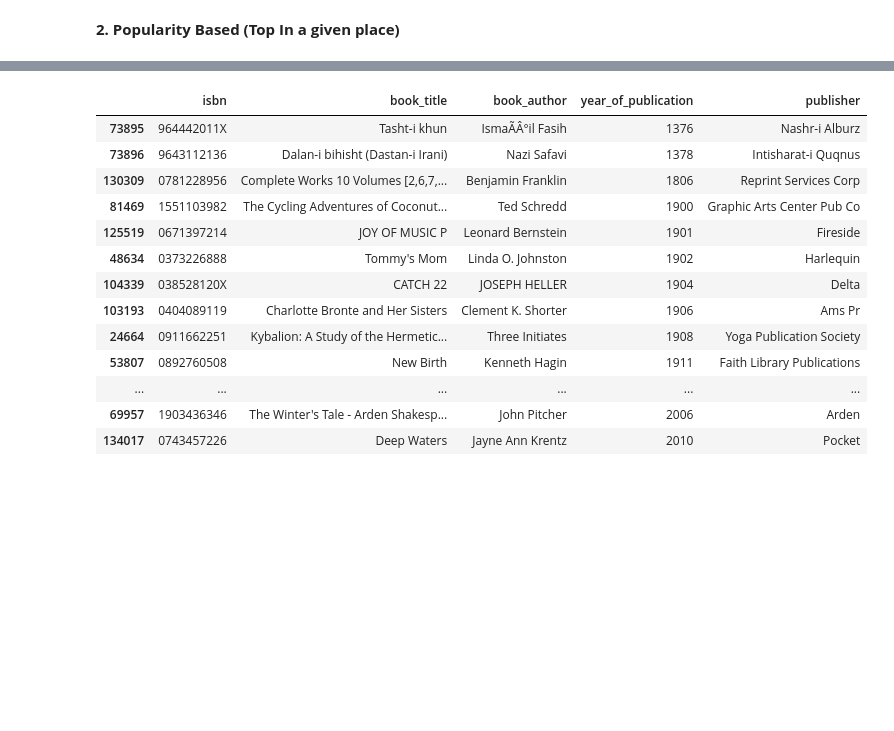
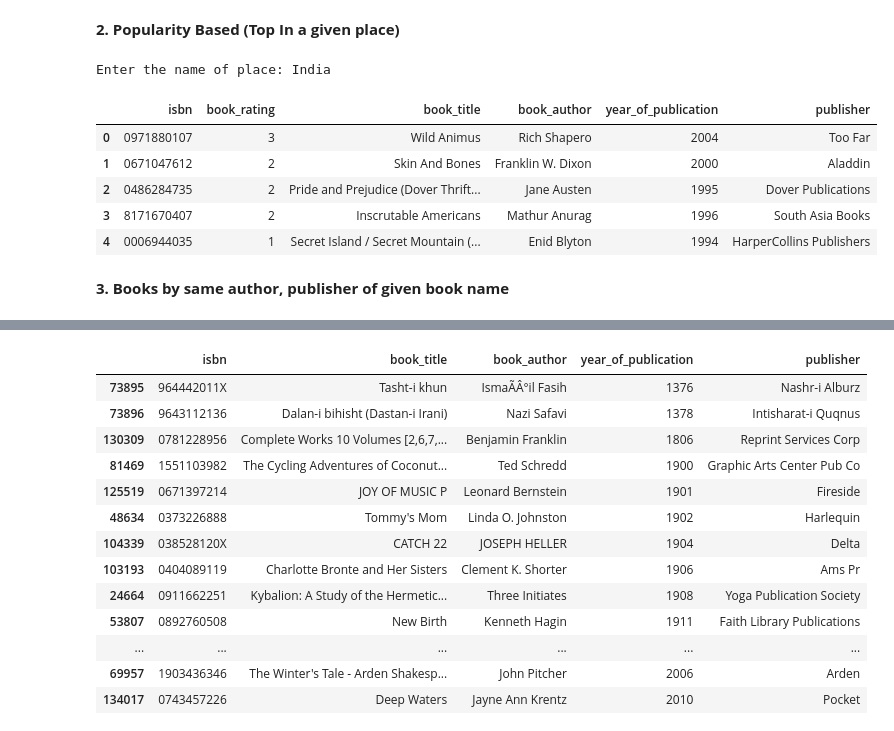
Before and after one commit to shub0411/Book_Recommendation_System, a Jupyter notebook: book_recommedation_system.ipynb, the cells around one changed output, grey strips where cells are left out. Cells and saved outputs as stored; diff of their text form; code cells hidden in the pictures; blank space fills up the shorter version.

```diff
--- a/book_recommedation_system.ipynb
+++ b/book_recommedation_system.ipynb
@@ -26,5 +57,5 @@ Mounted at /content/drive
 # %%
 # CSV file loaction path
-df_books = pd.read_csv('/content/drive/MyDrive/capstone 4/Books.csv',  error_bad_lines=False, encoding='ISO-8859-1', warn_bad_lines=False)
-df_ratings = pd.read_csv('/content/drive/MyDrive/capstone 4/Ratings.csv',error_bad_lines=False, encoding='ISO-8859-1', warn_bad_lines=False)
-df_user = pd.read_csv('/content/drive/MyDrive/capstone 4/Users.csv', error_bad_lines=False, encoding='ISO-8859-1', warn_bad_lines=False)
+df_books = pd.read_csv('/content/drive/MyDrive/capstone project 4/data_Books.csv',  error_bad_lines=False, encoding='ISO-8859-1', warn_bad_lines=False)
+df_ratings = pd.read_csv('/content/drive/MyDrive/capstone project 4/data_Ratings.csv',error_bad_lines=False, encoding='ISO-8859-1', warn_bad_lines=False)
+df_user = pd.read_csv('/content/drive/MyDrive/capstone project 4/data_Users.csv', error_bad_lines=False, encoding='ISO-8859-1', warn_bad_lines=False)
@@ -768,3 +823,22 @@ def search_unique_places(dataframe, place):
         return dataframe[dataframe['country'] == place]
     else:
         return "Invalid Entry"
+# %%
+# enter the place you would like to see
+place = input("Enter the name of place: ")
+data = search_unique_places(dataset1, place)
+
+if isinstance(data, pd.DataFrame):
+    data = popularity_based(data, number)
+
+data
+# %% [output]
+Enter the name of place: India
+|  | isbn | book_rating | book_title | book_author | year_of_publication | publisher |
+| 0 | 0971880107 | 3 | Wild Animus | Rich Shapero | 2004 | Too Far |
+| 1 | 0671047612 | 2 | Skin And Bones | Franklin W. Dixon | 2000 | Aladdin |
+| 2 | 0486284735 | 2 | Pride and Prejudice (Dover Thrift... | Jane Austen | 1995 | Dover Publications |
+| 3 | 8171670407 | 2 | Inscrutable Americans | Mathur Anurag | 1996 | South Asia Books |
+| 4 | 0006944035 | 1 | Secret Island / Secret Mountain (... | Enid Blyton | 1994 | HarperCollins Publishers |
+# %% [markdown]
+**3. Books by same author, publisher of given book name**
```
Also changed, not shown: parts of 99 cells of this notebook.
